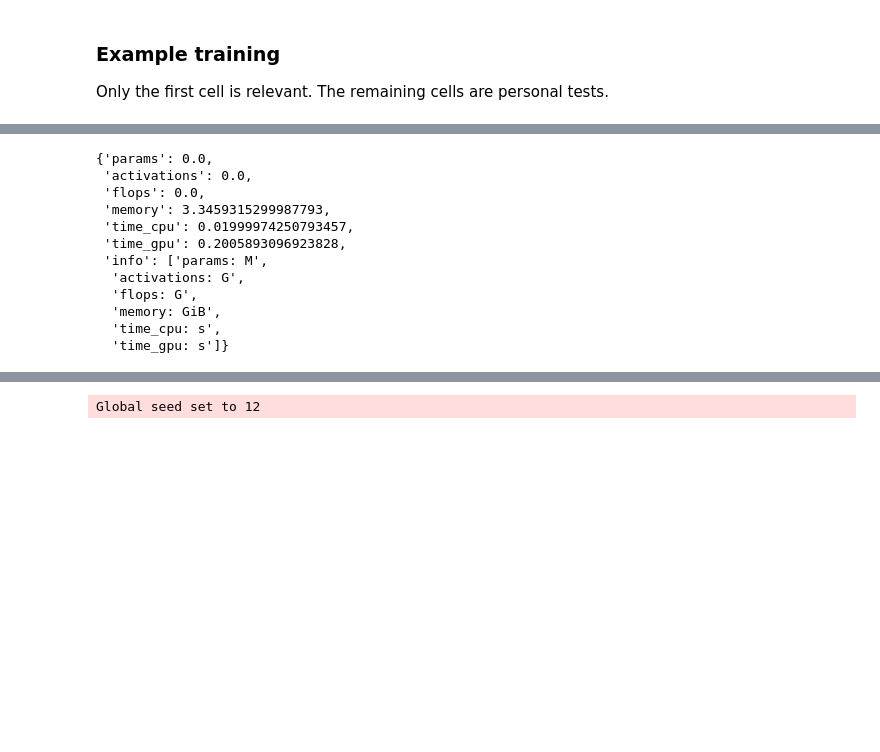
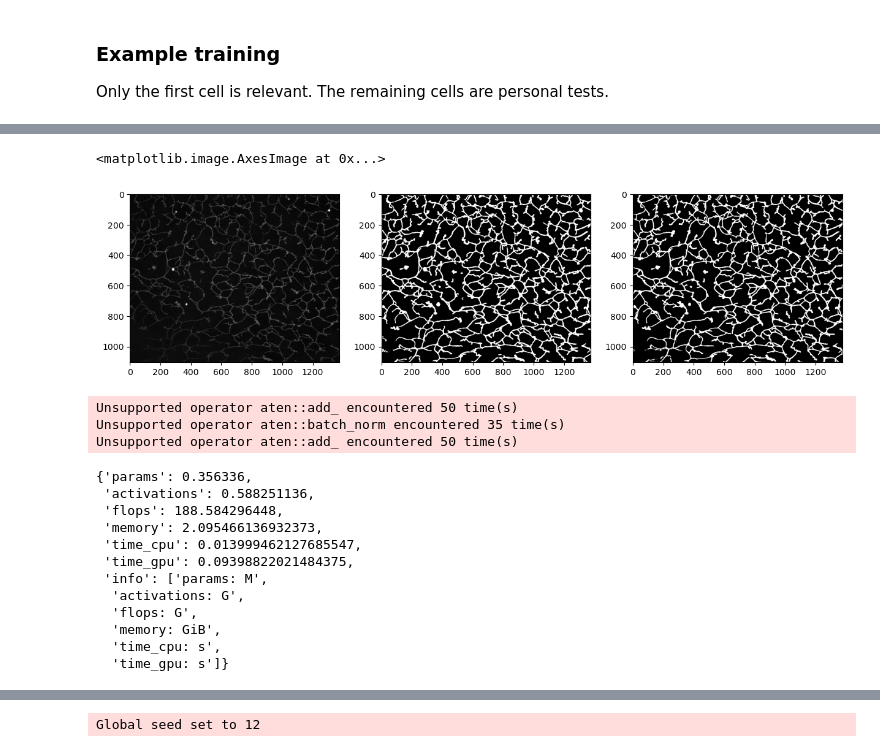
Before and after one commit to chcomin/training-templates, a Jupyter notebook: experimenter.ipynb, the cells around one changed output, grey strips where cells are left out. Drawn from its saved outputs; the diff is of its cells as text; code cells hidden in the pictures; blank space fills up the shorter version.

```diff
--- a/experimenter.ipynb
+++ b/experimenter.ipynb
@@ -20,10 +20,11 @@ params = {
     'train_val_split': 0.1,
     'use_transforms': False,
     # Model
-    'model_layers': (2,2,2,2,2),
-    'model_channels': (16,32,64,32,16),
+    'model_layers': (3, 3, 3),
+    'model_channels': (16,32,64),
+    'use_unet': True,
     # Training
-    'epochs': 30,
+    'epochs': 1,
     'lr': 0.01,
     'batch_size_train': 8,
     'batch_size_valid': 8, #132,
@@ -39,11 +40,12 @@ params = {
     'use_amp': True,
     'pin_memory': False,
     'non_blocking': False,
+    # Logging
+    'log_dir': 'logs_unet',
+    'experiment':'unet_l_3_c_16_32_64',
+    'save_best':True,
     # Other
     'resume': False,
-    'log_dir': 'logs',
-    'version':17,
-    'save_best':True,
 }
 
 #t0 = time.time()
@@ -52,4 +54,3 @@ params = {
 #Train using Pytorch Lightning
 ds_train, ds_valid, model, trainer = train_lightning.run(params)
 #print(time.time()-t0)
-#train_loss=0.182, val_loss=0.191, iou=0.810, prec=0.870, rec=0.923
@@ -98,0 +57,4 @@ output = output.to('cpu')
+# %%
+model = train_lightning.LitSeg.load_from_checkpoint('models/unet_l_3_c_16_32_64_epochs_30_val_loss_0145.ckpt', meta={})
+model.eval()
+model.to('cuda')
@@ -144,0 +123,10 @@ stats
+# %%
+model.eval()
+model.to('cuda')
+stats = []
+with torch.no_grad():
+    for idx, (x, y) in enumerate(ds_valid):
+        output = model(x[None].to('cuda')).to('cpu')
+        acc = torchtrainer.perf_funcs.segmentation_accuracy(output, y[None], ('iou', 'prec', 'rec'))
+        stats.append((idx, *list(acc.items())))
+stats
@@ -144,0 +153,16 @@ stats
+# %%
+x, y = ds_valid[0]
+with torch.no_grad():
+    output = model(x[None].to('cuda'))[0].to('cpu')
+res = output.max(dim=0)[1]
+
+plt.figure(figsize=(15,5))
+plt.subplot(1, 3, 1)
+plt.imshow(x[0], 'gray')
+plt.subplot(1, 3, 2)
+plt.imshow(y, 'gray')
+plt.subplot(1, 3, 3)
+plt.imshow(res, 'gray')
+# %% [output]
+<matplotlib.image.AxesImage at 0x...>
+[figure, added]
@@ -145,17 +180,20 @@ stats
 # %%
-model = torchtrainer.models.resnet_seg.ResNetSeg((5,5,5,5,5), (16,32,64,32,16))
+model = torchtrainer.models.resnet_seg.ResNetSeg((3,3,3,3,3), (16,32,64,32,16))
 #torchtrainer.profiling.benchmark_model(model, (8, 1, 1104, 1376), no_grad=True, call_backward=False, use_float16=True)
-torchtrainer.profiling.benchmark_model(model, (8, 1, 256, 256), no_grad=False, call_backward=True, use_float16=True)
+torchtrainer.profiling.benchmark_model(model, (8, 1, 256, 256), no_grad=False, call_backward=True, use_float16=True, return_model_info=True)
 # %% [output]
-{'params': 0.0,
- 'activations': 0.0,
- 'flops': 0.0,
- 'memory': 3.3459315299987793,
- 'time_cpu': 0.01999974250793457,
- 'time_gpu': 0.2005893096923828,
- 'info': ['params: M',
-  'activations: G',
-  'flops: G',
-  'memory: GiB',
-  'time_cpu: s',
-  'time_gpu: s']}
+Unsupported operator aten::add_ encountered 50 time(s)
+Unsupported operator aten::batch_norm encountered 35 time(s)
+Unsupported operator aten::add_ encountered 50 time(s)
+{'params': 0.356336,
+ 'activations': 0.588251136,
+ 'flops': 188.584296448,
+ 'memory': 2.095466136932373,
+ 'time_cpu': 0.013999462127685547,
+ 'time_gpu': 0.09398822021484375,
+ 'info': ['params: M',
+  'activations: G',
+  'flops: G',
+  'memory: GiB',
+  'time_cpu: s',
+  'time_gpu: s']}
```
Also changed, not shown: parts of 10 cells of this notebook, 2 other files.
